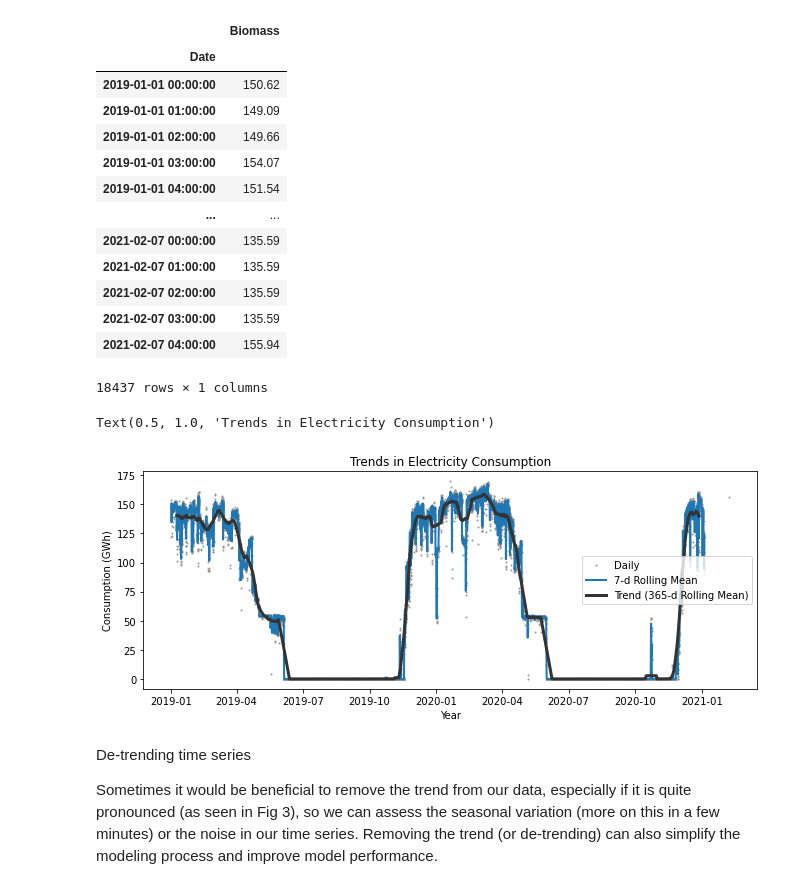
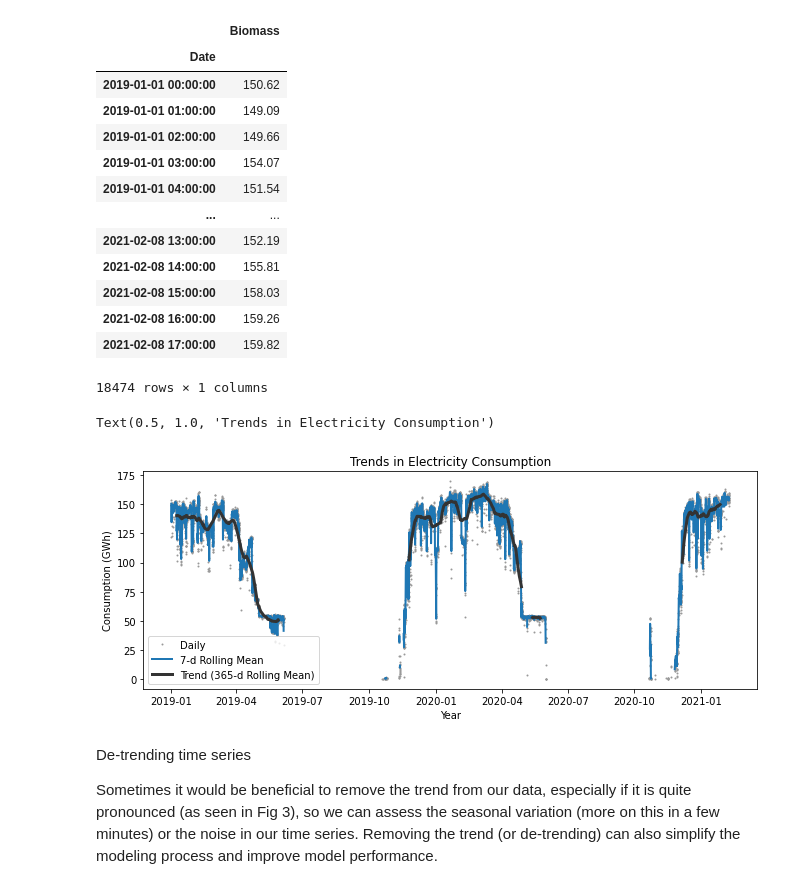
Before and after one commit to Naoki95957/Collect-Forecast-Visualize, a Jupyter notebook: TimeSeriesForecasting.ipynb, the cells around one changed output. Cells and saved outputs as stored; diff of their text form; code cells hidden in the pictures.

```diff
--- a/TimeSeriesForecasting.ipynb
+++ b/TimeSeriesForecasting.ipynb
@@ -18,6 +18,7 @@ import numpy as np
 import pandas as pd
 import pymongo
 from datetime import datetime
+
 
 
 
@@ -42,8 +43,10 @@ for doc in cursor:
         for value in doc[key]:
             if value['type'] == 'Biomass':
                 temp.append(value['value'])
-        if len(temp) < 2:
-            temp.append(0)
+        #if len(temp) < 2:
+            #temp.append(0)
         data1.append(temp)
+
+data1.sort(key = lambda x: x[0])
 # %%
 data = pd.DataFrame(data1)
@@ -84,30 +143,30 @@ data = data[~data.index.duplicated()]
 # %%
 # Note: Available frequencies in pandas include hourly (‘H’),
 # calendar daily (‘D’), business daily (‘B’), weekly (‘W’),
 # monthly (‘M’), quarterly (‘Q’), annual (‘A’), and many others.
 #
 #ffill refers to forward fill. This means when a null is encountered for
 # a particular column, it will be replaced by the value in the previous row
 
 # we are using hours
-data_freq = data.asfreq('H')
+#data_freq = data.asfreq('H')
 data_freq = data.asfreq('H', method = 'ffill')
 data_freq
 # %% [output]
 |  | Biomass |
 | Date |  |
 | 2019-01-01 00:00:00 | 150.62 |
 | 2019-01-01 01:00:00 | 149.09 |
 | 2019-01-01 02:00:00 | 149.66 |
 | 2019-01-01 03:00:00 | 154.07 |
 | 2019-01-01 04:00:00 | 151.54 |
 | ... | ... |
-| 2021-02-07 00:00:00 | 135.59 |
-| 2021-02-07 01:00:00 | 135.59 |
-| 2021-02-07 02:00:00 | 135.59 |
-| 2021-02-07 03:00:00 | 135.59 |
-| 2021-02-07 04:00:00 | 155.94 |
+| 2021-02-08 13:00:00 | 152.19 |
+| 2021-02-08 14:00:00 | 155.81 |
+| 2021-02-08 15:00:00 | 158.03 |
+| 2021-02-08 16:00:00 | 159.26 |
+| 2021-02-08 17:00:00 | 159.82 |
-18437 rows × 1 columns
+18474 rows × 1 columns
 # %%
 data_columns = ['Biomass']
 data_7d_rol = data[data_columns].rolling(window = 7, center = True).mean()
@@ -133,7 +192,7 @@ ax.set_ylabel('Consumption (GWh)')
 ax.set_title('Trends in Electricity Consumption')
 # %% [output]
 Text(0.5, 1.0, 'Trends in Electricity Consumption')
-[figure, old version]
+[figure, new version]
 # %% [markdown]
 De-trending time series
 
```
Also changed, not shown: parts of 23 cells of this notebook.
